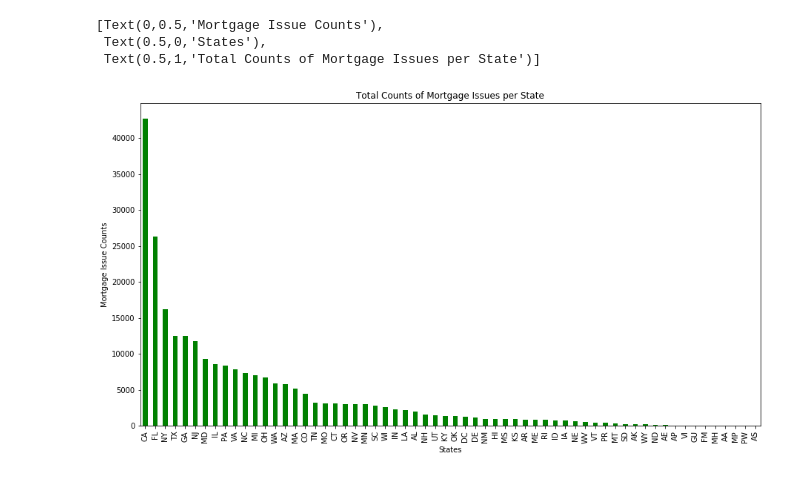
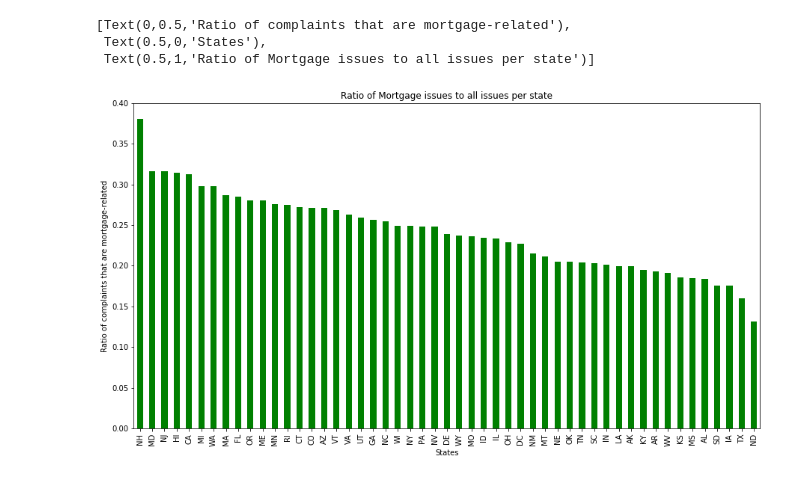
Before and after one commit to kn-lim/US-Complaints-Data-Analysis, a Jupyter notebook: FinalProject.ipynb, the cells around one changed output. Saved outputs shown, nothing was run; the diff lists cells and outputs as text; code cells hidden in the pictures.

```diff
--- a/FinalProject.ipynb
+++ b/FinalProject.ipynb
@@ -258,39 +349,27 @@ states = ['AL', 'AK', 'AZ', 'AR', 'CA', 'CO', 'CT', 'DE', 'FL', 'GA', 'HI',
 complaints_per_state = {}
 num_complaints = {}
 for index, row in df_complaints.iterrows():
+    key = df_complaints.iloc[index]['State']
 
     # Count complaints
-    key = df_complaints.iloc[index]['State']
     if key in complaints_per_state:
         complaints_per_state[key] += 1
     else:
         complaints_per_state[key] = 1
 
+    product = df_complaints.iloc[index]['Product']
     # Simplify/clean products column
-    if 'report' in df_complaints.iloc[index]['Product']:
+    if 'report' in product:
         df_complaints.iloc[index]['Product'] = 'Credit Reporting, Credit Repair Services, or Other Personal Consumer Reports'
-    elif 'card' in df_complaints.iloc[index]['Product']:
+    elif 'card' in product:
         df_complaints.iloc[index]['Product'] = 'Credit Card or Prepaid Card'
-    elif 'Payday' in df_complaints.iloc[index]['Product']:
+    elif 'Payday' in product:
         df_complaints.iloc[index]['Product'] = 'Payday Loan, Title Loan, or Personal Loan'
-    elif 'Money' in df_complaints.iloc[index]['Product']:
+    elif 'Money' in product:
         df_complaints.iloc[index]['Product'] = 'Money Transfer, Virtual Currency, or Money Service'
-    elif 'Virtual' in df_complaints.iloc[index]['Product']:
+    elif 'Virtual' in product:
         df_complaints.iloc[index]['Product'] = 'Money Transfer, Virtual Currency, or Money Service'
-    elif 'Bank' in df_complaints.iloc[index]['Product']:
+    elif 'Bank' in product:
         df_complaints.iloc[index]['Product'] = 'Bank account or Services'
-    elif 'Checking' in df_complaints.iloc[index]['Product']:
+    elif 'Checking' in product:
         df_complaints.iloc[index]['Product'] = 'Bank account or Services'
-# %%
-# Drop keys that aren't from the US
-complaints_per_state.pop('MP')
-complaints_per_state.pop('PR')
-complaints_per_state.pop('VI')
-complaints_per_state.pop('PW')
-complaints_per_state.pop('AS')
-complaints_per_state.pop('FM')
-complaints_per_state.pop('GU')
-complaints_per_state.pop('AE')
-complaints_per_state.pop('AA')
-complaints_per_state.pop('MH')
-complaints_per_state.pop('AP')
@@ -382,15 +451,24 @@ Bar Charts Showing the Top Three Complaints and their Counts Across All 50 State
 # %%
 # Bar Plot of Mortgage Issues per State
+def divide_by_pop(state, count):
+    return count / complaints_per_state[state]
 
-df_mortgage = df_complaints
+df_mortgage = df_complaints.copy()
 df_mortgage.sort_values(by=['Product'], inplace=True)
 df_mortgage.set_index(keys=['Product'], drop=False,inplace=True)
 df_mortgage = df_mortgage.loc[df_mortgage.Product=='Mortgage']
+mortgage_counts = df_mortgage.State.value_counts()
 
-axes = df_mortgage.State.value_counts().plot.bar(figsize=(15, 8), color="green")
-axes.set(ylabel="Mortgage Issue Counts", xlabel="States", title="Total Counts of Mortgage Issues per State")
+for index, value in mortgage_counts.iteritems():
+    if(index in complaints_per_state.keys()):
+        mortgage_counts.loc[index]= divide_by_pop(index, value)
+
+mortgage_counts.sort_values(inplace=True, ascending=False)
+
+axes = mortgage_counts.plot.bar(figsize=(15, 8), color="green")
+axes.set(ylabel="Ratio of complaints that are mortgage-related", xlabel="States", title="Ratio of Mortgage issues to all issues per state")
 # %% [output]
-[Text(0,0.5,'Mortgage Issue Counts'),
+[Text(0,0.5,'Ratio of complaints that are mortgage-related'),
  Text(0.5,0,'States'),
- Text(0.5,1,'Total Counts of Mortgage Issues per State')]
+ Text(0.5,1,'Ratio of Mortgage issues to all issues per state')]
-[figure, old version]
+[figure, new version]
```
Also changed, not shown: parts of 56 cells of this notebook.
